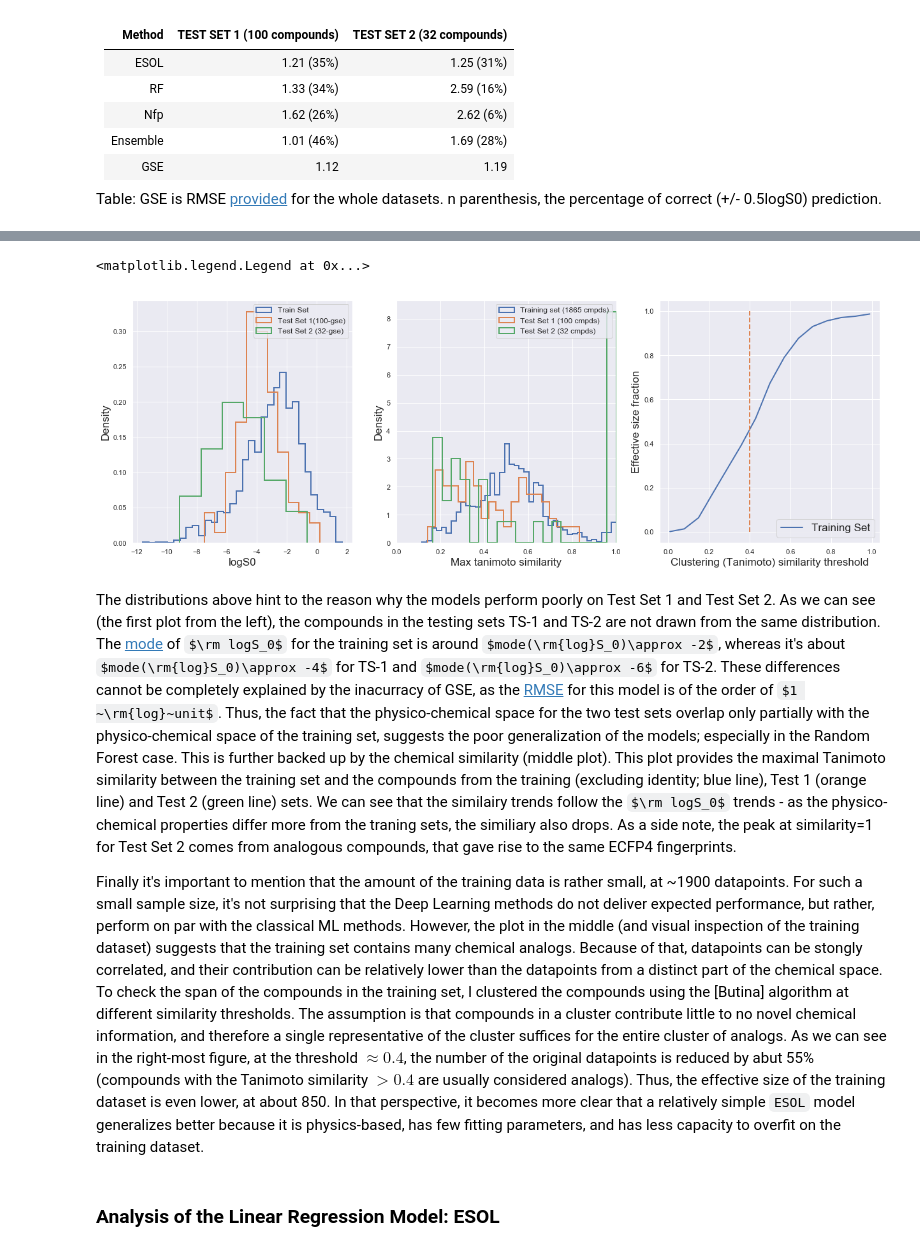
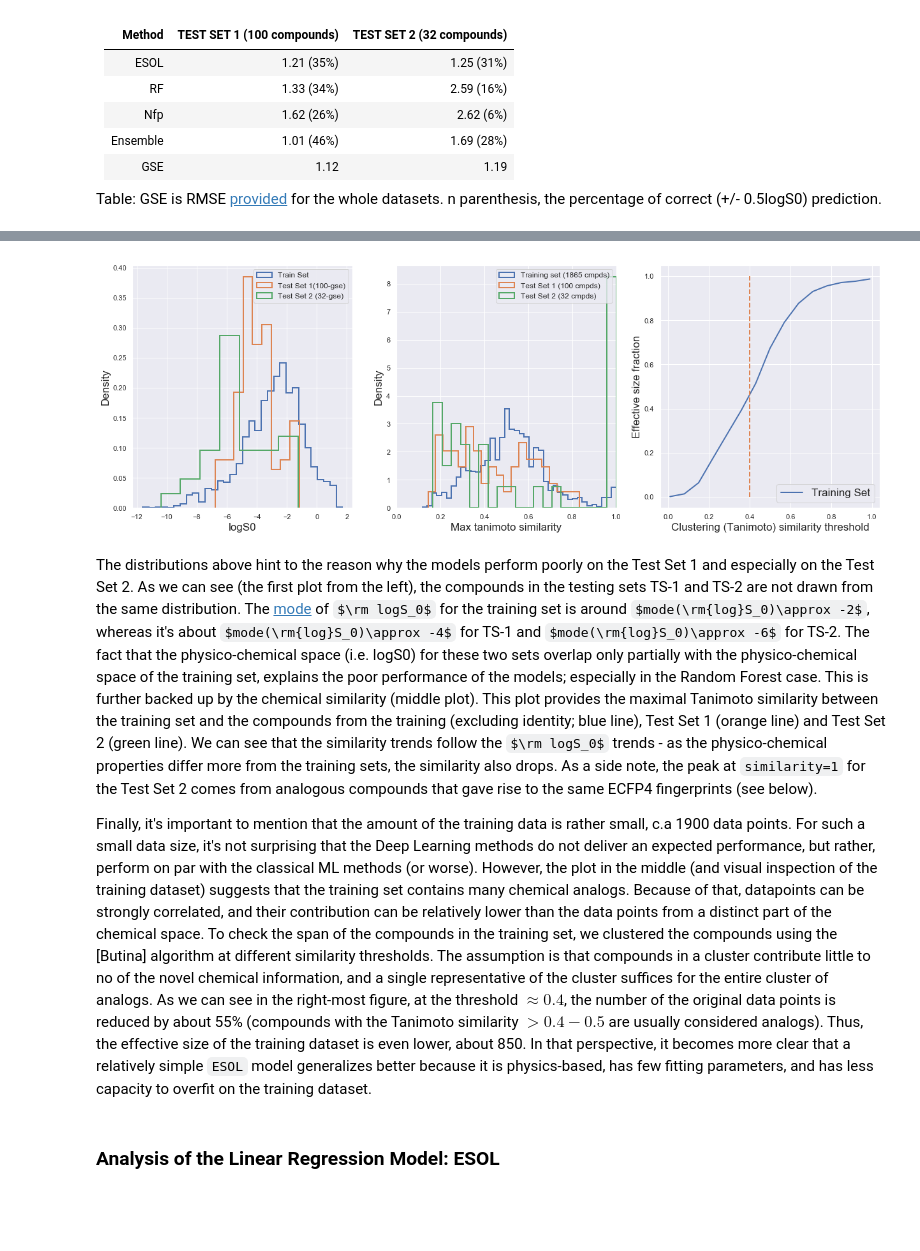
Before and after one commit to pgniewko/solubility, a Jupyter notebook: src/notebooks/Analysis.ipynb, the cells around one changed output, grey strips where cells are left out. Saved outputs shown, nothing was run; the diff lists cells and outputs as text; code cells hidden in the pictures; some formulas as TeX source; blank space fills up the shorter version.

```diff
--- a/src/notebooks/Analysis.ipynb
+++ b/src/notebooks/Analysis.ipynb
@@ -163,6 +166,6 @@ From the results above (obtained with the `evaluate_model.py` script), it is qui
 # %%
-def plot_data(fname, ax, label=''):
-    vals = get_data(fname)
+def plot_data(fname, ax, label='', col=1, header=False):
+    vals = get_data(fname, col=col, header=header)
     sns.distplot(vals,
                  norm_hist=True,
                  hist=True,
@@ -170,17 +173,6 @@ def plot_data(fname, ax, label=''):
                  ax=ax,
                  hist_kws={"label":label, "histtype": "step", "linewidth": 2, "alpha": 1.0}
                 )
-
-def plot_sims(tarining_fname, target_file, ax, nbins=40, label=''):
-    mol_sims = get_sim_data(tarining_fname, target_file)
-    sns.distplot(mol_sims,
-                 bins=nbins,
-                 norm_hist=True,
-                 hist=True,
-                 kde=False,
-                 ax=ax,
-                 hist_kws={"label":label, "histtype": "step", "linewidth": 2, "alpha": 1.0}
-            )
 
 def plot_sims(tarining_fname, target_file, ax, nbins=40, label=''):
     mol_sims = get_sim_data(tarining_fname, target_file)
@@ -220,44 +212,44 @@ ax2 = axis[1]
 ax3 = axis[2]
 
 ax2.set_xlim([0,1])
 
 # Input files
 training_set_file = '{}/../../data/training/solubility.uniq.no-in-100.smi'.format(CURRENT_PATH)
-f_100_gse = '{}/../../data/test/test_100.with.gse.smi'.format(CURRENT_PATH)
-f_32_gse = '{}/../../data/test/test_32.with.gse.smi'.format(CURRENT_PATH)
+f_100 = '{}/../../data/test/set1_logS0.csv'.format(CURRENT_PATH)
+f_32 = '{}/../../data/test/set2_logS0.csv'.format(CURRENT_PATH)
 set_100_smiles_file = '{}/../../data/test/test_100.smi'.format(CURRENT_PATH)
 set_32_smiles_file = '{}/../../data/test/test_32.smi'.format(CURRENT_PATH)
 
 # Subplot 1
 plot_data(training_set_file, ax1, 'Train Set')
-plot_data(f_100_gse, ax1, 'Test Set 1(100-gse)')
-plot_data(f_32_gse, ax1, 'Test Set 2 (32-gse)')
+plot_data(f_100, ax1, 'Test Set 1', col=2, header=True)
+plot_data(f_32, ax1, 'Test Set 2', col=2, header=True)
 ax1.set_xlabel("logS0", fontsize=17)
 ax1.set_ylabel("Density", fontsize=17)
 ax1.legend(fontsize=12)
-
 
 # Subplot 2
 plot_sims(training_set_file, training_set_file, ax2, nbins=40, label='Training set (1865 cmpds)')
 plot_sims(training_set_file, set_100_smiles_file, ax2, nbins=20, label='Test Set 1 (100 cmpds)')
 plot_sims(training_set_file, set_32_smiles_file, ax2, nbins=20, label='Test Set 2 (32 cmpds)')
 ax2.set_xlabel("Max tanimoto similarity", fontsize=17)
 ax2.set_ylabel("Density", fontsize=17)
 ax2.legend(fontsize=12)
 
 
 # Subplot 3
 plot_effective_size(training_set_file, ax3)
 ax3.set_xlabel("Clustering (Tanimoto) similarity threshold", fontsize=17)
 ax3.set_ylabel("Effective size fraction", fontsize=17)
 ax3.legend(fontsize=17)
+
+plt.show()
 # %% [output]
-<matplotlib.legend.Legend at 0x...>
-[figure, old version]
+[figure, new version]
 # %% [markdown]
-The distributions above hint to the reason why the models perform poorly on Test Set 1 and Test Set 2. As we can see (the first plot from the left), the compounds in the testing sets TS-1 and TS-2 are not drawn from the same distribution. The [mode](https://en.wikipedia.org/wiki/Mode_(statistics)) of $\rm logS_0$ for the training set is around $mode(\rm{log}S_0)\approx -2$, whereas it's about $mode(\rm{log}S_0)\approx -4$ for TS-1 and $mode(\rm{log}S_0)\approx -6$ for TS-2. These differences cannot be completely explained by the inacurracy of GSE, as the [RMSE](https://github.com/pgniewko/solubility/blob/master/data/raw/LA.2019.JCIM.xlsx) for this model is of the order of $1 ~\rm{log}~unit$. Thus, the fact that the physico-chemical space for the two test sets overlap only partially with the physico-chemical space of the training set, suggests the poor generalization of the models; especially in the Random Forest case. This is further backed up by the chemical similarity (middle plot). This plot provides the maximal Tanimoto similarity between the training set and the compounds from the training (excluding identity; blue line), Test 1 (orange line) and Test 2 (green line) sets. We can see that the similairy trends follow the $\rm logS_0$ trends - as the physico-chemical properties differ more from the traning sets, the similiary also drops. As a side note, the peak at similarity=1 for Test Set 2 comes from analogous compounds, that gave rise to the same ECFP4 fingerprints.
+The distributions above hint to the reason why the models perform poorly on the Test Set 1 and especially on the Test Set 2. As we can see (the first plot from the left), the compounds in the testing sets TS-1 and TS-2 are not drawn from the same distribution. The [mode](https://en.wikipedia.org/wiki/Mode_(statistics)) of $\rm logS_0$ for the training set is around $mode(\rm{log}S_0)\approx -2$, whereas it's about $mode(\rm{log}S_0)\approx -4$ for TS-1 and $mode(\rm{log}S_0)\approx -6$ for TS-2. The fact that the physico-chemical space (i.e. logS0) for these two sets overlap only partially with the physico-chemical space of the training set, explains the poor performance of the models; especially in the Random Forest case. This is further backed up by the chemical similarity (middle plot). This plot provides the maximal Tanimoto similarity between the training set and the compounds from the training (excluding identity; blue line), Test Set 1 (orange line) and Test Set 2 (green line). We can see that the similarity trends follow the $\rm logS_0$ trends - as the physico-chemical properties differ more from the training sets, the similarity also drops. As a side note, the peak at `similarity=1` for the Test Set 2 comes from analogous compounds that gave rise to the same ECFP4 fingerprints (see below).
 
-Finally it's important to mention that the amount of the training data is rather small, at ~1900 datapoints. For such a small sample size, it's not surprising that the Deep Learning methods do not deliver expected performance, but rather, perform on par with the classical ML methods. However, the plot in the middle (and visual inspection of the training dataset) suggests that the training set contains many chemical analogs. Because of that, datapoints can be stongly correlated, and their contribution can be relatively lower than the datapoints from a distinct part of the chemical space. To check the span of the compounds in the training set, I clustered the compounds using the [Butina] algorithm at different similarity thresholds. The assumption is that compounds in a cluster contribute little to no novel chemical information, and therefore a single representative of the cluster suffices for the entire cluster of analogs. As we can see in the right-most figure, at the threshold $\approx 0.4$, the number of the original datapoints is reduced by abut 55% (compounds with the Tanimoto similarity $>0.4$ are usually considered analogs). Thus, the effective size of the training dataset is even lower, at about 850. In that perspective, it becomes more clear that a relatively simple `ESOL` model generalizes better because it is physics-based, has few fitting parameters, and has less capacity to overfit on the training dataset.
+Finally, it's important to mention that the amount of the training data is rather small, c.a 1900 data points. For such a small data size, it's not surprising that the Deep Learning methods do not deliver an expected performance, but rather, perform on par with the classical ML methods (or worse). However, the plot in the middle (and visual inspection of the training dataset) suggests that the training set contains many chemical analogs. Because of that, datapoints can be strongly correlated, and their contribution can be relatively lower than the data points from a distinct part of the chemical space. To check the span of the compounds in the training set, we clustered the compounds using the [Butina] algorithm at different similarity thresholds. The assumption is that compounds in a cluster contribute little to no of the novel chemical information, and a single representative of the cluster suffices for the entire cluster of analogs. As we can see in the right-most figure, at the threshold $\approx 0.4$, the number of the original data points is reduced by about 55% (compounds with the Tanimoto similarity $>0.4-0.5$ are usually considered analogs). Thus, the effective size of the training dataset is even lower, about 850. In that perspective, it becomes more clear that a relatively simple `ESOL` model generalizes better because it is physics-based, has few fitting parameters, and has less capacity to overfit on the training dataset.
 # %% [markdown]
 ### Analysis of the Linear Regression Model: ESOL
 # %% [markdown]
```
Also changed, not shown: parts of 20 cells of this notebook, 2 other files.
